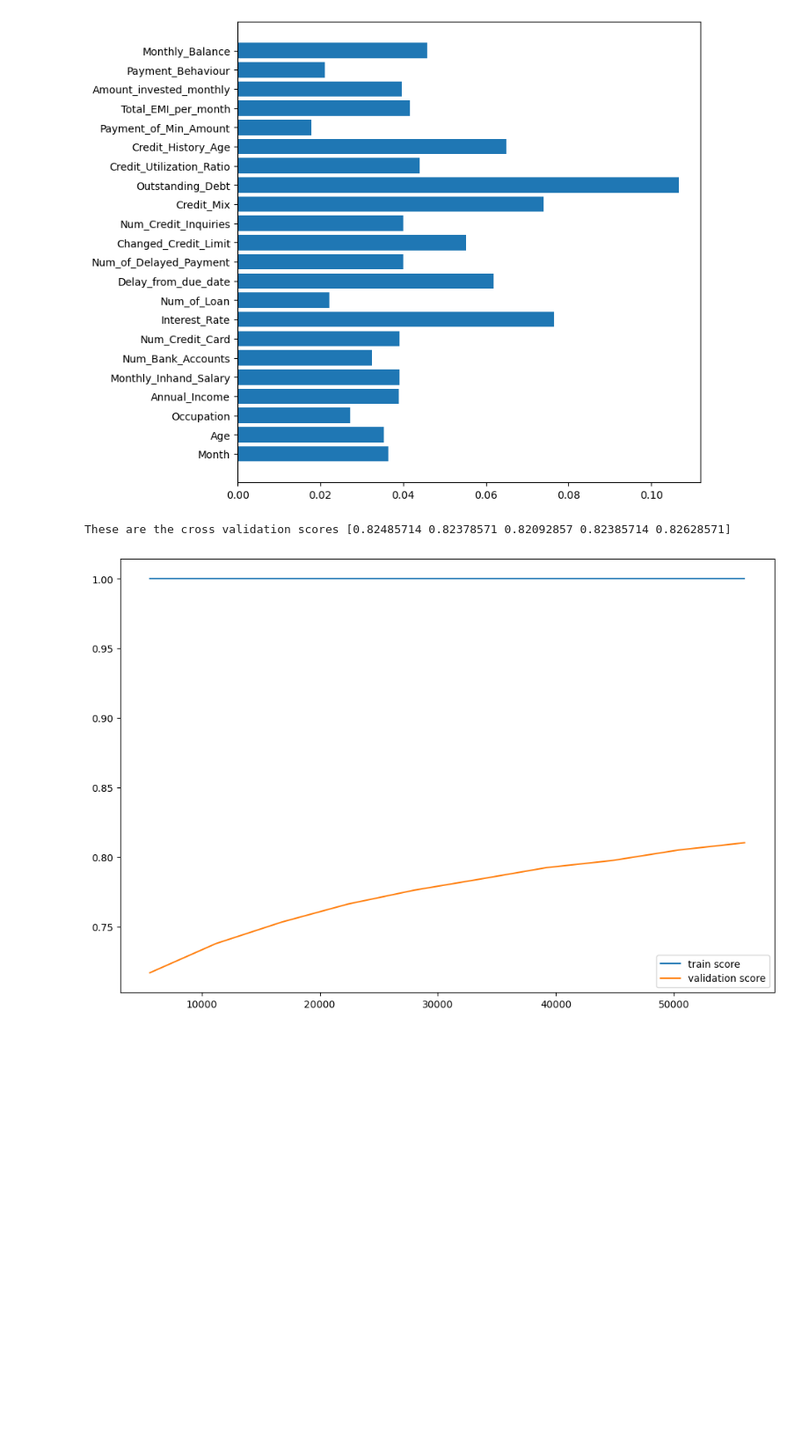
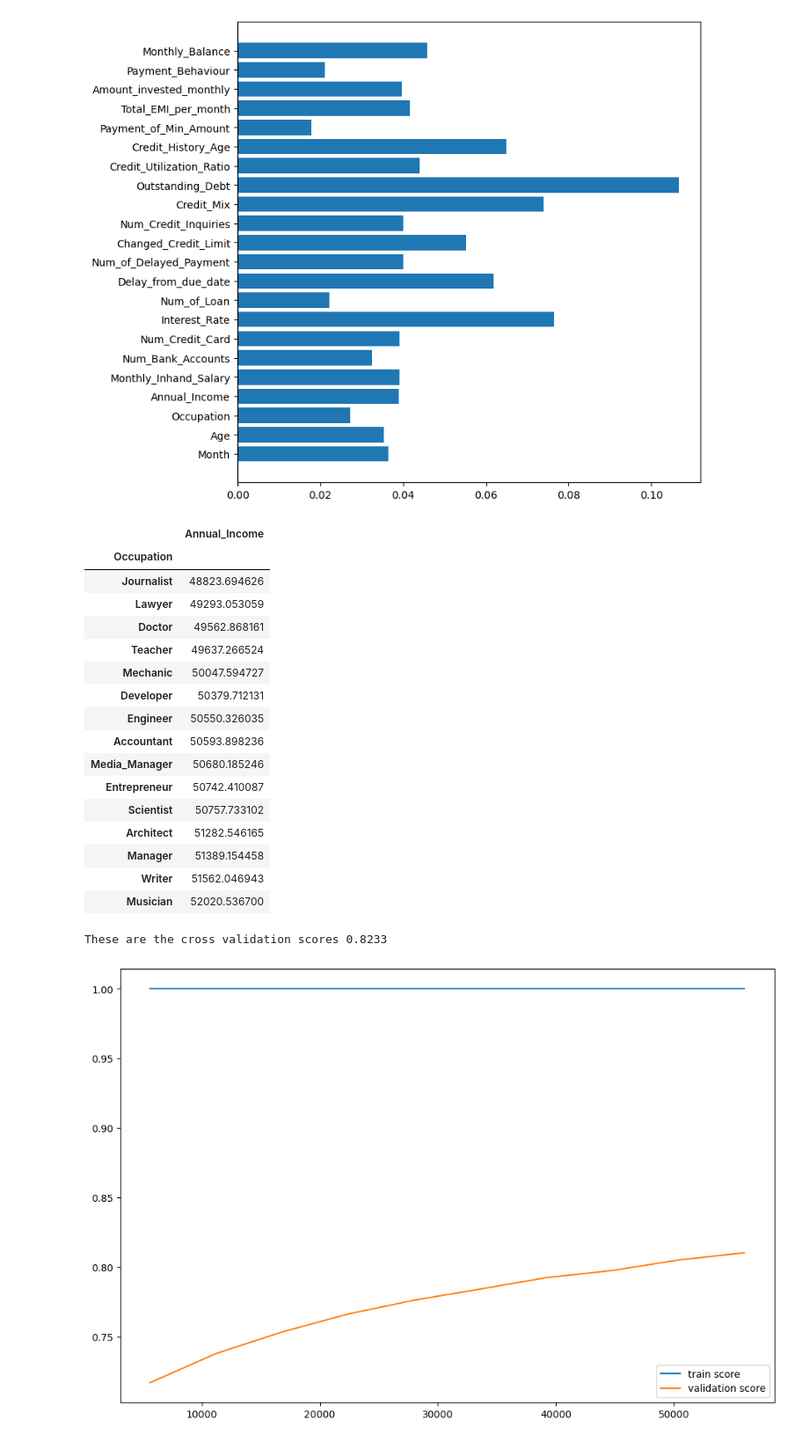
Before and after one commit to Behachee/Credit-Score-Classification, a Jupyter notebook: 3- Modeling/ASS2 ML.ipynb, the cells around one changed output. Shown at 88% size. Saved outputs shown, nothing was run; the diff lists cells and outputs as text; code cells hidden in the pictures; blank space fills up the shorter version.

```diff
--- a/3- Modeling/ASS2 ML.ipynb
+++ b/3- Modeling/ASS2 ML.ipynb
@@ -71,6 +71,30 @@ plt.show()
 0.9999857142857143
 These are the cross validation scores for [0.81692857 0.81228571 0.80992857 0.81442857 0.81807143]
 [figure]
+# %%
+combined_data = pd.concat([train_data, test_data], axis=0)
+income_occupation = combined_data.groupby('Occupation')['Annual_Income'].mean()
+income_occupation= pd.DataFrame(income_occupation_train)
+
+income_occupation.sort_values('Annual_Income')
+# %% [output]
+|  | Annual_Income |
+| Occupation |  |
+| Journalist | 48823.694626 |
+| Lawyer | 49293.053059 |
+| Doctor | 49562.868161 |
+| Teacher | 49637.266524 |
+| Mechanic | 50047.594727 |
+| Developer | 50379.712131 |
+| Engineer | 50550.326035 |
+| Accountant | 50593.898236 |
+| Media_Manager | 50680.185246 |
+| Entrepreneur | 50742.410087 |
+| Scientist | 50757.733102 |
+| Architect | 51282.546165 |
+| Manager | 51389.154458 |
+| Writer | 51562.046943 |
+| Musician | 52020.536700 |
 # %%
 def one_hot_encoding_loan_type(df):
 
@@ -176,11 +209,11 @@ X_train, y_train, X_test, feature_encoder = preprocess(train, test)
 model = RandomForestClassifier(random_state=0)
 kfold = StratifiedKFold(n_splits=5, random_state=42, shuffle = True)
 scores = cross_val_score(model, X_train, y_train, cv=kfold)
-print(f'These are the cross validation scores {scores}')
+print(f'These are the cross validation scores {scores.mean()}')
 #With 7 new features
-#0.82485714 0.82378571 0.82092857 0.82385714 0.82628571
+#0.8233
 # %% [output]
-These are the cross validation scores [0.82485714 0.82378571 0.82092857 0.82385714 0.82628571]
+These are the cross validation scores 0.8233
 # %%
 perf_models = {}
 kfold = StratifiedKFold(n_splits=5, random_state=42, shuffle = True)
```
Also changed, not shown: parts of 1 cell of this notebook.
